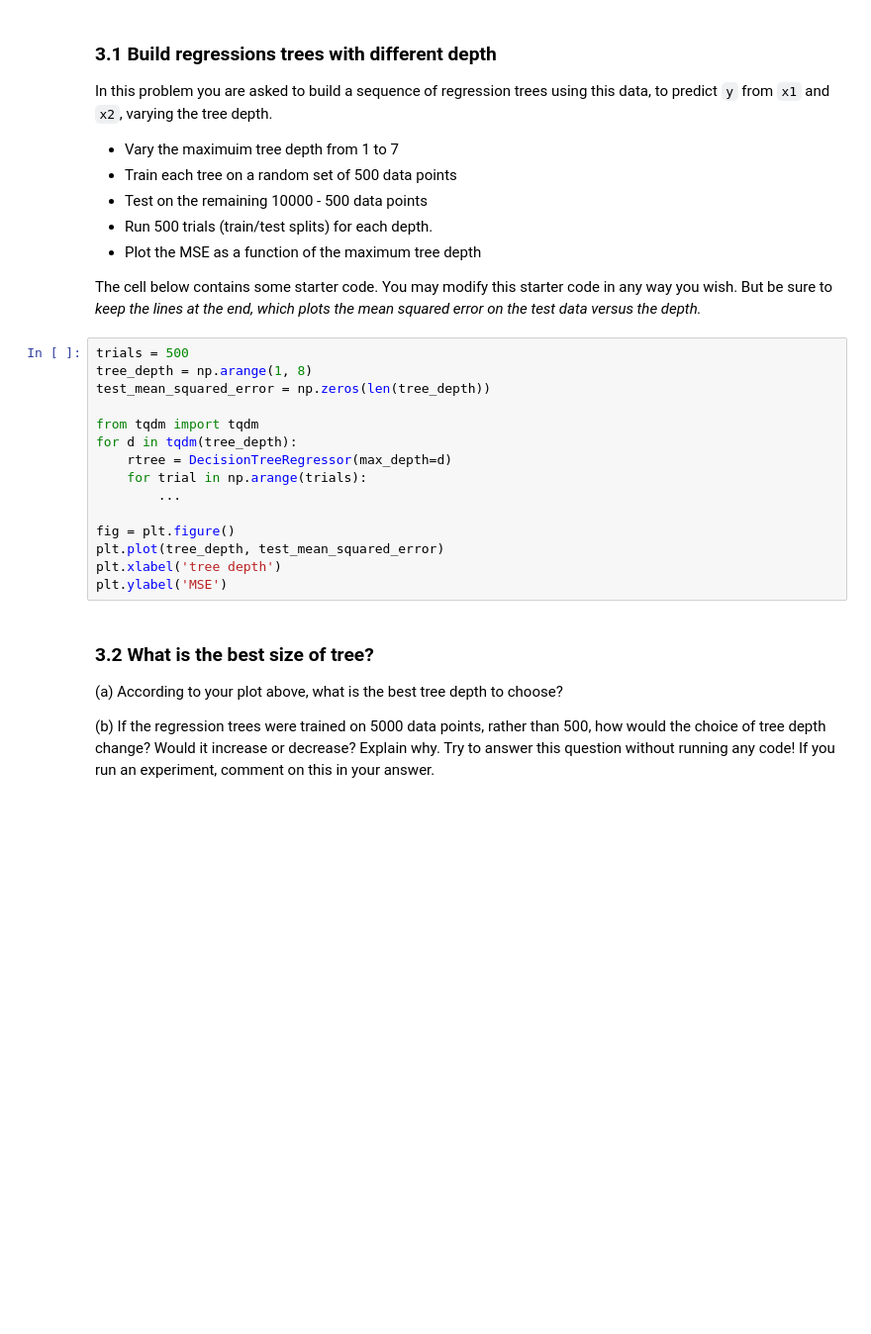
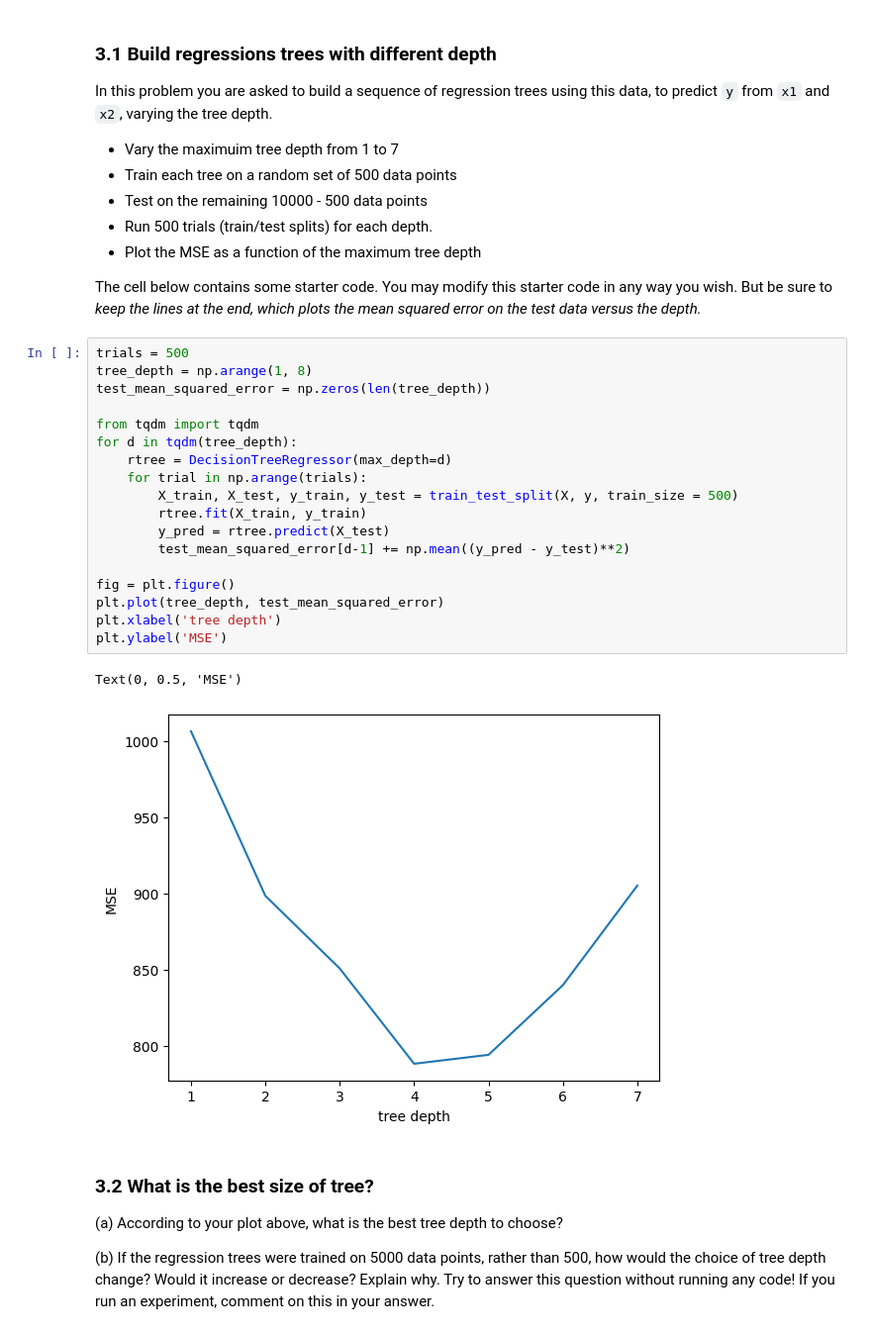
Before and after one commit to tonywhelan6/sds265-sp26, a Jupyter notebook: assignments/assn2/assn2.ipynb, the cells around one changed output. Shown at 99% size. Cells and saved outputs as stored; diff of their text form; blank space fills up the shorter version.

```diff
--- a/assignments/assn2/assn2.ipynb
+++ b/assignments/assn2/assn2.ipynb
@@ -571,18 +643,24 @@ The cell below contains some starter code. You may modify this starter code in a
 # %%
 trials = 500
 tree_depth = np.arange(1, 8)
 test_mean_squared_error = np.zeros(len(tree_depth))
 
 from tqdm import tqdm
 for d in tqdm(tree_depth):
     rtree = DecisionTreeRegressor(max_depth=d)
     for trial in np.arange(trials):
-        ...
+        X_train, X_test, y_train, y_test = train_test_split(X, y, train_size = 500)
+        rtree.fit(X_train, y_train)
+        y_pred = rtree.predict(X_test)
+        test_mean_squared_error[d-1] += np.mean((y_pred - y_test)**2)
 
 fig = plt.figure()
 plt.plot(tree_depth, test_mean_squared_error)
 plt.xlabel('tree depth')
 plt.ylabel('MSE')
+# %% [output]
+Text(0, 0.5, 'MSE')
+[figure, added]
 # %% [markdown]
 ### 3.2 What is the best size of tree?
 
```
Also changed, not shown: parts of 26 cells of this notebook.
